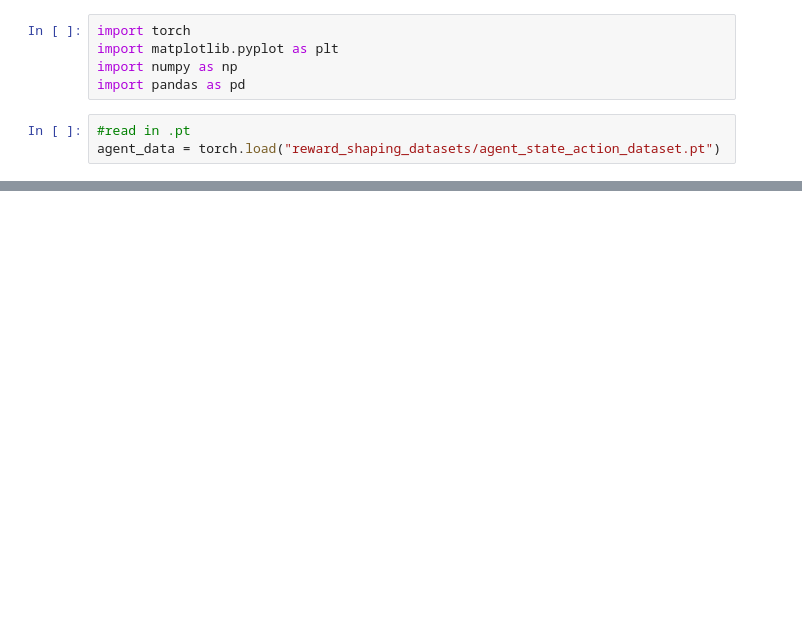
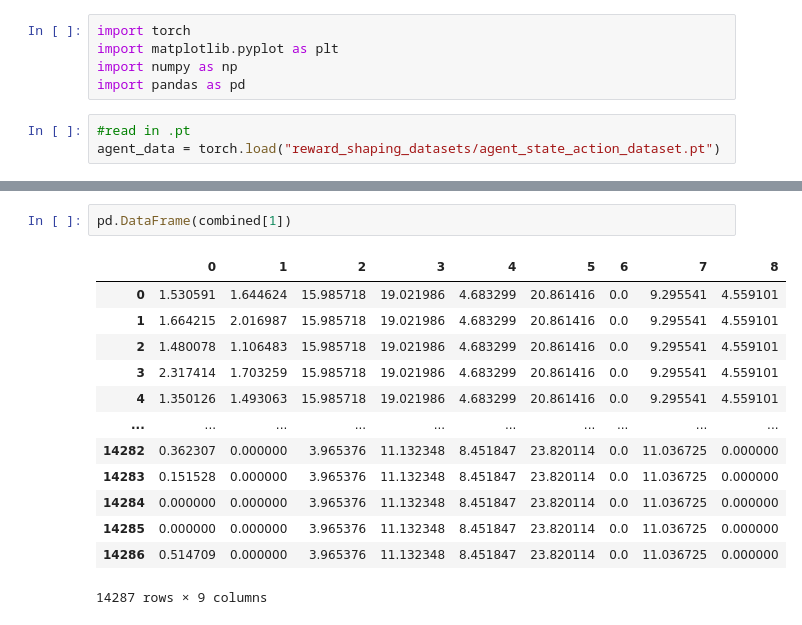
Before and after one commit to harrya32/HTI, a Jupyter notebook: DTR-Bench/visual.ipynb, the cells around one changed output, grey strips where cells are left out. Cells and saved outputs as stored; diff of their text form; blank space fills up the shorter version.

```diff
--- a/DTR-Bench/visual.ipynb
+++ b/DTR-Bench/visual.ipynb
@@ -22,3 +105,19 @@ plt.show()
+# %%
+pd.DataFrame(combined[1])
+# %% [output]
+|  | 0 | 1 | 2 | 3 | 4 | 5 | 6 | 7 | 8 |
+| 0 | 1.530591 | 1.644624 | 15.985718 | 19.021986 | 4.683299 | 20.861416 | 0.0 | 9.295541 | 4.559101 |
+| 1 | 1.664215 | 2.016987 | 15.985718 | 19.021986 | 4.683299 | 20.861416 | 0.0 | 9.295541 | 4.559101 |
+| 2 | 1.480078 | 1.106483 | 15.985718 | 19.021986 | 4.683299 | 20.861416 | 0.0 | 9.295541 | 4.559101 |
+| 3 | 2.317414 | 1.703259 | 15.985718 | 19.021986 | 4.683299 | 20.861416 | 0.0 | 9.295541 | 4.559101 |
+| 4 | 1.350126 | 1.493063 | 15.985718 | 19.021986 | 4.683299 | 20.861416 | 0.0 | 9.295541 | 4.559101 |
+| ... | ... | ... | ... | ... | ... | ... | ... | ... | ... |
+| 14282 | 0.362307 | 0.000000 | 3.965376 | 11.132348 | 8.451847 | 23.820114 | 0.0 | 11.036725 | 0.000000 |
+| 14283 | 0.151528 | 0.000000 | 3.965376 | 11.132348 | 8.451847 | 23.820114 | 0.0 | 11.036725 | 0.000000 |
+| 14284 | 0.000000 | 0.000000 | 3.965376 | 11.132348 | 8.451847 | 23.820114 | 0.0 | 11.036725 | 0.000000 |
+| 14285 | 0.000000 | 0.000000 | 3.965376 | 11.132348 | 8.451847 | 23.820114 | 0.0 | 11.036725 | 0.000000 |
+| 14286 | 0.514709 | 0.000000 | 3.965376 | 11.132348 | 8.451847 | 23.820114 | 0.0 | 11.036725 | 0.000000 |
+14287 rows × 9 columns
 # %%
 for agent_idx in range(agent_data.shape[0]):
     agent_stats = {
```
Also changed, not shown: parts of 15 cells of this notebook, 14 other files.
